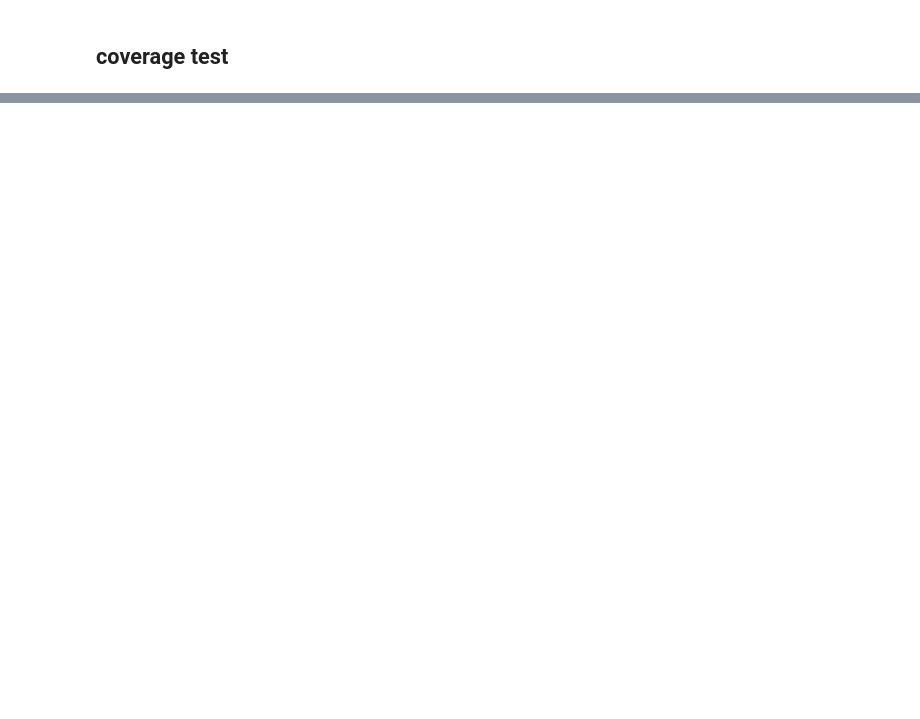
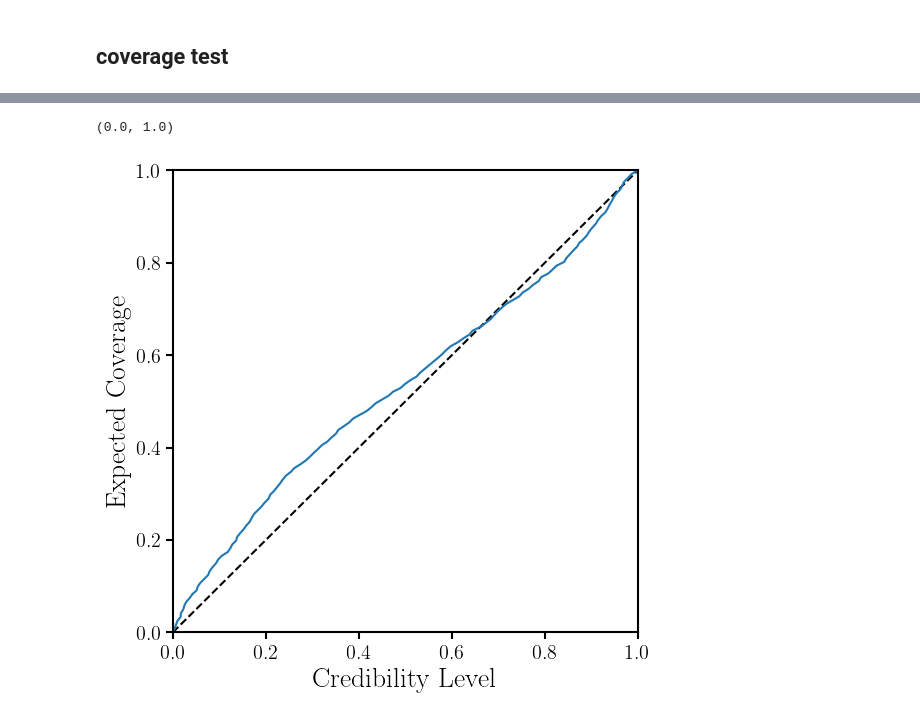
Before and after one commit to galactic-ai/haloflow, a Jupyter notebook: bin/npe/npe_valid.ipynb, the cells around one changed output, grey strips where cells are left out. Drawn from its saved outputs; the diff is of its cells as text; code cells hidden in the pictures; blank space fills up the shorter version.

```diff
--- a/bin/npe/npe_valid.ipynb
+++ b/bin/npe/npe_valid.ipynb
@@ -108,0 +114,10 @@ sub.set_yticks([])
+# %%
+fig, ax = plt.subplots(1, 1, figsize=(6,6))
+ax.plot([0, 1], [0, 1], ls="--", color="k")
+ax.plot(alpha, ecp, c='C0')
+ax.legend(loc='lower right', fontsize=15)
+ax.set_ylabel("Expected Coverage", fontsize=20)
+ax.set_ylim(0., 1.)
+ax.set_xlabel("Credibility Level", fontsize=20)
+ax.set_xlim(0., 1.)
+# %% [output]
@@ -108,0 +125,2 @@ sub.set_yticks([])
+(0.0, 1.0)
+[figure, added]
```
Also changed, not shown: parts of 6 cells of this notebook, 2 other files.
